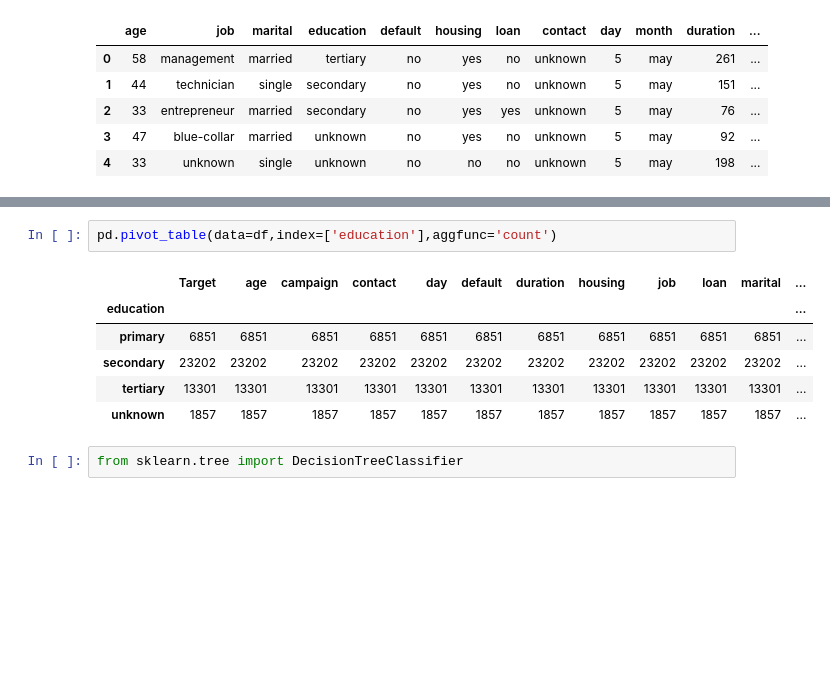
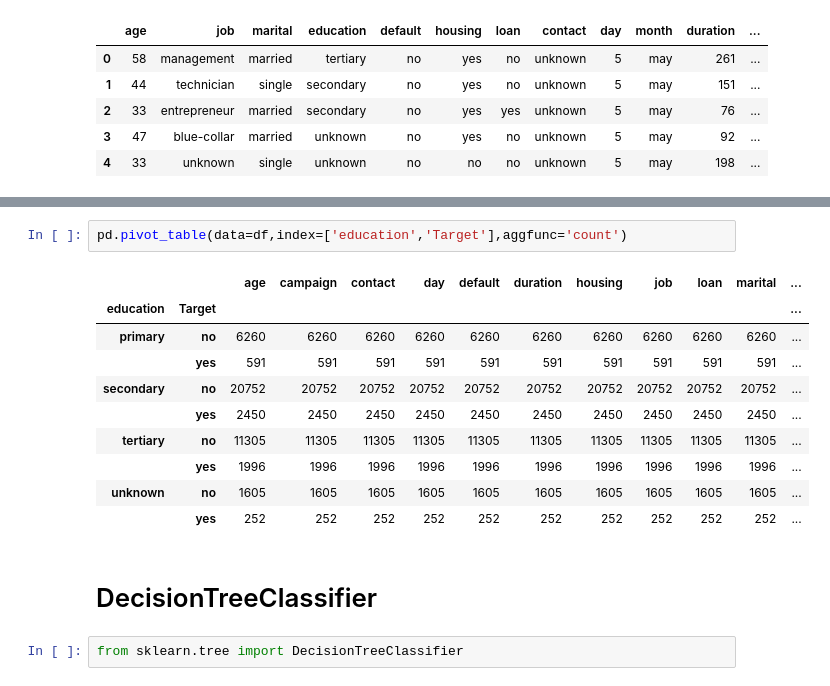
Before and after one commit to chetan01101993/Webscrapping-with-python, a Jupyter notebook: Assignment_Ensemble_technique.ipynb, the cells around one changed output, grey strips where cells are left out. Saved outputs shown, nothing was run; the diff lists cells and outputs as text; blank space fills up the shorter version.

```diff
--- a/Assignment_Ensemble_technique.ipynb
+++ b/Assignment_Ensemble_technique.ipynb
@@ -132,13 +130,19 @@ Index(['age', 'job', 'marital', 'education', 'default', 'housing', 'loan',
       dtype='object')
 # %%
-pd.pivot_table(data=df,index=['education'],aggfunc='count')
+pd.pivot_table(data=df,index=['education','Target'],aggfunc='count')
 # %% [output]
-|  | Target | age | campaign | contact | day | default | duration | housing | job | loan | marital | ... |
-| education |  |  |  |  |  |  |  |  |  |  |  | ... |
-| primary | 6851 | 6851 | 6851 | 6851 | 6851 | 6851 | 6851 | 6851 | 6851 | 6851 | 6851 | ... |
-| secondary | 23202 | 23202 | 23202 | 23202 | 23202 | 23202 | 23202 | 23202 | 23202 | 23202 | 23202 | ... |
-| tertiary | 13301 | 13301 | 13301 | 13301 | 13301 | 13301 | 13301 | 13301 | 13301 | 13301 | 13301 | ... |
-| unknown | 1857 | 1857 | 1857 | 1857 | 1857 | 1857 | 1857 | 1857 | 1857 | 1857 | 1857 | ... |
+|  |  | age | campaign | contact | day | default | duration | housing | job | loan | marital | ... |
+| education | Target |  |  |  |  |  |  |  |  |  |  | ... |
+| primary | no | 6260 | 6260 | 6260 | 6260 | 6260 | 6260 | 6260 | 6260 | 6260 | 6260 | ... |
+|  | yes | 591 | 591 | 591 | 591 | 591 | 591 | 591 | 591 | 591 | 591 | ... |
+| secondary | no | 20752 | 20752 | 20752 | 20752 | 20752 | 20752 | 20752 | 20752 | 20752 | 20752 | ... |
+|  | yes | 2450 | 2450 | 2450 | 2450 | 2450 | 2450 | 2450 | 2450 | 2450 | 2450 | ... |
+| tertiary | no | 11305 | 11305 | 11305 | 11305 | 11305 | 11305 | 11305 | 11305 | 11305 | 11305 | ... |
+|  | yes | 1996 | 1996 | 1996 | 1996 | 1996 | 1996 | 1996 | 1996 | 1996 | 1996 | ... |
+| unknown | no | 1605 | 1605 | 1605 | 1605 | 1605 | 1605 | 1605 | 1605 | 1605 | 1605 | ... |
+|  | yes | 252 | 252 | 252 | 252 | 252 | 252 | 252 | 252 | 252 | 252 | ... |
+# %% [markdown]
+# DecisionTreeClassifier
 # %%
 from sklearn.tree import DecisionTreeClassifier
 # %%
```
Also changed, not shown: parts of 27 cells of this notebook.
